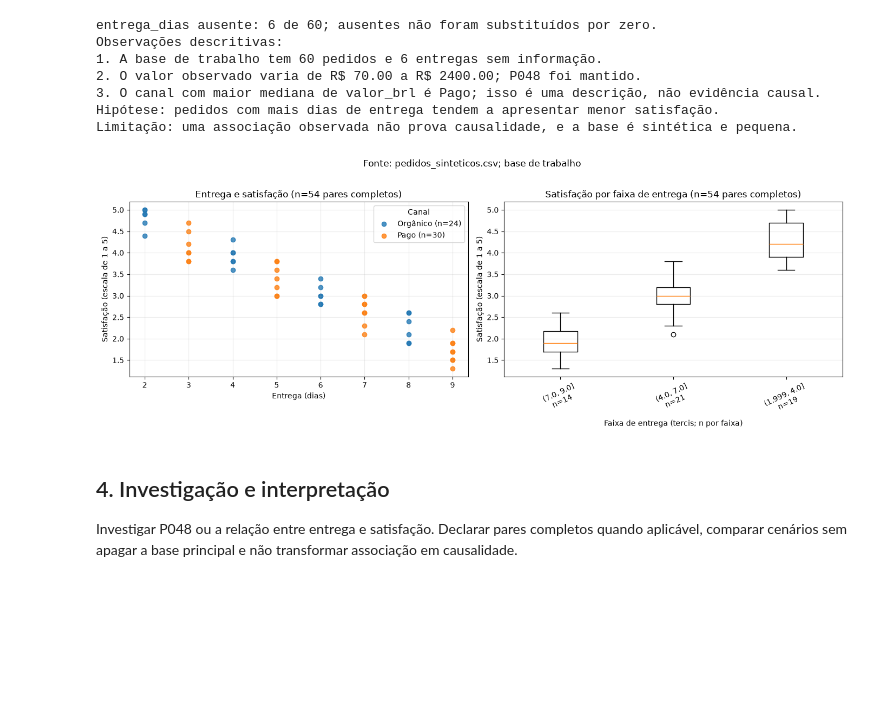
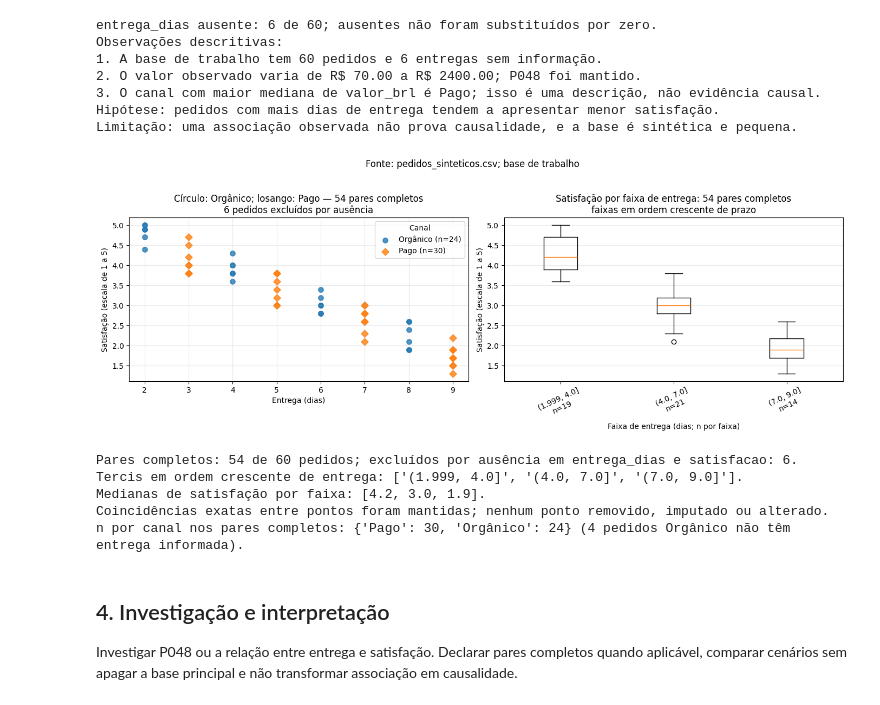
Before and after one commit to rayssasimoes/analise-exploratoria-icd, a Jupyter notebook: analise_pedidos.ipynb, the cells around one changed output. Drawn from its saved outputs; the diff is of its cells as text; code cells hidden in the pictures; blank space fills up the shorter version.

```diff
--- a/analise_pedidos.ipynb
+++ b/analise_pedidos.ipynb
@@ -274,54 +274,69 @@ Observações descritivas:
 Hipótese: pedidos com mais dias de entrega tendem a apresentar menor satisfação.
 Limitação: uma associação observada não prova causalidade, e a base é sintética e pequena.
 # %%
+%matplotlib inline
 # Dois gráficos para a relação entre entrega e satisfação.
+# Convenções do material: eixos com unidade, n declarado e canal por cor e símbolo.
 import matplotlib.pyplot as plt
 
 pares_completos = base_trabalho.dropna(subset=["entrega_dias", "satisfacao"]).copy()
 n_pares = len(pares_completos)
+ausentes_excluidos = len(base_trabalho) - n_pares
+
+# Círculo = Orgânico; losango = Pago (mesma convenção do notebook de referência).
+estilo_canal = {
+	"Orgânico": {"marker": "o", "color": "#1f77b4"},
+	"Pago": {"marker": "D", "color": "#ff7f0e"},
+}
 
 fig, eixos = plt.subplots(1, 2, figsize=(14, 5))
 
 for canal, grupo in pares_completos.groupby("canal", dropna=False):
+	marca = estilo_canal.get(canal, {"marker": "s", "color": "#7f7f7f"})
 	eixos[0].scatter(
 		grupo["entrega_dias"],
 		grupo["satisfacao"],
+		marker=marca["marker"],
+		color=marca["color"],
+		s=45,
+		alpha=0.8,
 		label=f"{canal} (n={len(grupo)})",
-		alpha=0.8,
 	)
-eixos[0].set_title(f"Entrega e satisfação (n={n_pares} pares completos)")
+eixos[0].set_title(f"Círculo: Orgânico; losango: Pago — {n_pares} pares completos\n{ausentes_excluidos} pedidos excluídos por ausência")
 eixos[0].set_xlabel("Entrega (dias)")
 eixos[0].set_ylabel("Satisfação (escala de 1 a 5)")
+eixos[0].set_xticks(range(2, 10))
 eixos[0].legend(title="Canal")
 eixos[0].grid(alpha=0.25)
 
-pares_completos["faixa_entrega"] = pd.qcut(
-	pares_completos["entrega_dias"],
-	q=3,
-	duplicates="drop",
-)
-faixas = pares_completos["faixa_entrega"].dropna().unique().tolist()
-dados_boxplot = [
-	pares_completos.loc[pares_completos["faixa_entrega"] == faixa, "satisfacao"]
-	for faixa in faixas
-]
-contagens_faixas = [len(dados) for dados in dados_boxplot]
-rótulos_faixas = [
-	f"{faixa}\nn={n}"
-	for faixa, n in zip(faixas, contagens_faixas)
-]
-eixos[1].boxplot(dados_boxplot, tick_labels=rótulos_faixas)
-eixos[1].set_title(f"Satisfação por faixa de entrega (n={n_pares} pares completos)")
-eixos[1].set_xlabel("Faixa de entrega (tercis; n por faixa)")
+# Tercis em ordem crescente de entrega: a leitura da esquerda para a direita segue o prazo.
+faixa = pd.qcut(pares_completos["entrega_dias"], q=3, duplicates="drop")
+faixas = list(faixa.cat.categories)
+dados_boxplot = [pares_completos.loc[faixa == f, "satisfacao"] for f in faixas]
+rotulos_faixas = [f"{f}\nn={len(dados)}" for f, dados in zip(faixas, dados_boxplot)]
+eixos[1].boxplot(dados_boxplot, tick_labels=rotulos_faixas)
+eixos[1].set_title(f"Satisfação por faixa de entrega: {n_pares} pares completos\nfaixas em ordem crescente de prazo")
+eixos[1].set_xlabel("Faixa de entrega (dias; n por faixa)")
 eixos[1].set_ylabel("Satisfação (escala de 1 a 5)")
 eixos[1].tick_params(axis="x", rotation=25)
 eixos[1].grid(axis="y", alpha=0.25)
 
-fig.suptitle("Fonte: pedidos_sinteticos.csv; base de trabalho", y=1.02)
+fig.suptitle("Fonte: pedidos_sinteticos.csv; base de trabalho", y=1.03)
 fig.tight_layout()
 plt.show()
+
+print(f"Pares completos: {n_pares} de {len(base_trabalho)} pedidos; excluídos por ausência em entrega_dias e satisfacao: {ausentes_excluidos}.")
+print(f"Tercis em ordem crescente de entrega: {[str(f) for f in faixas]}.")
+print(f"Medianas de satisfação por faixa: {[float(d.median()) for d in dados_boxplot]}.")
+print("Coincidências exatas entre pontos foram mantidas; nenhum ponto removido, imputado ou alterado.")
+print(f"n por canal nos pares completos: {pares_completos['canal'].value_counts().to_dict()} (4 pedidos Orgânico não têm entrega informada).")
 # %% [output]
-[figure, old version]
+[figure, new version]
+Pares completos: 54 de 60 pedidos; excluídos por ausência em entrega_dias e satisfacao: 6.
+Tercis em ordem crescente de entrega: ['(1.999, 4.0]', '(4.0, 7.0]', '(7.0, 9.0]'].
+Medianas de satisfação por faixa: [4.2, 3.0, 1.9].
+Coincidências exatas entre pontos foram mantidas; nenhum ponto removido, imputado ou alterado.
+n por canal nos pares completos: {'Pago': 30, 'Orgânico': 24} (4 pedidos Orgânico não têm entrega informada).
 # %% [markdown]
 ## 4. Investigação e interpretação
 
```
Also changed, not shown: parts of 3 cells of this notebook.
